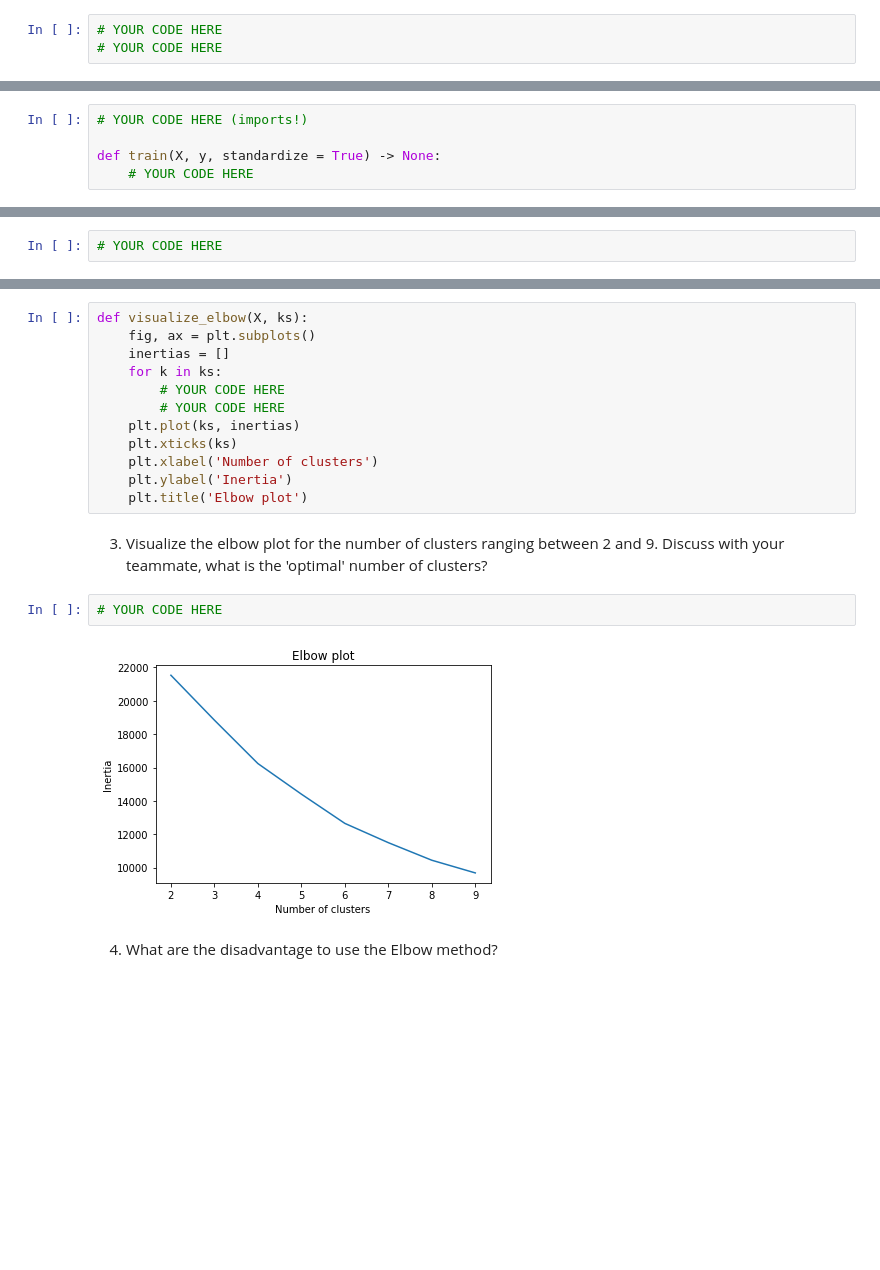
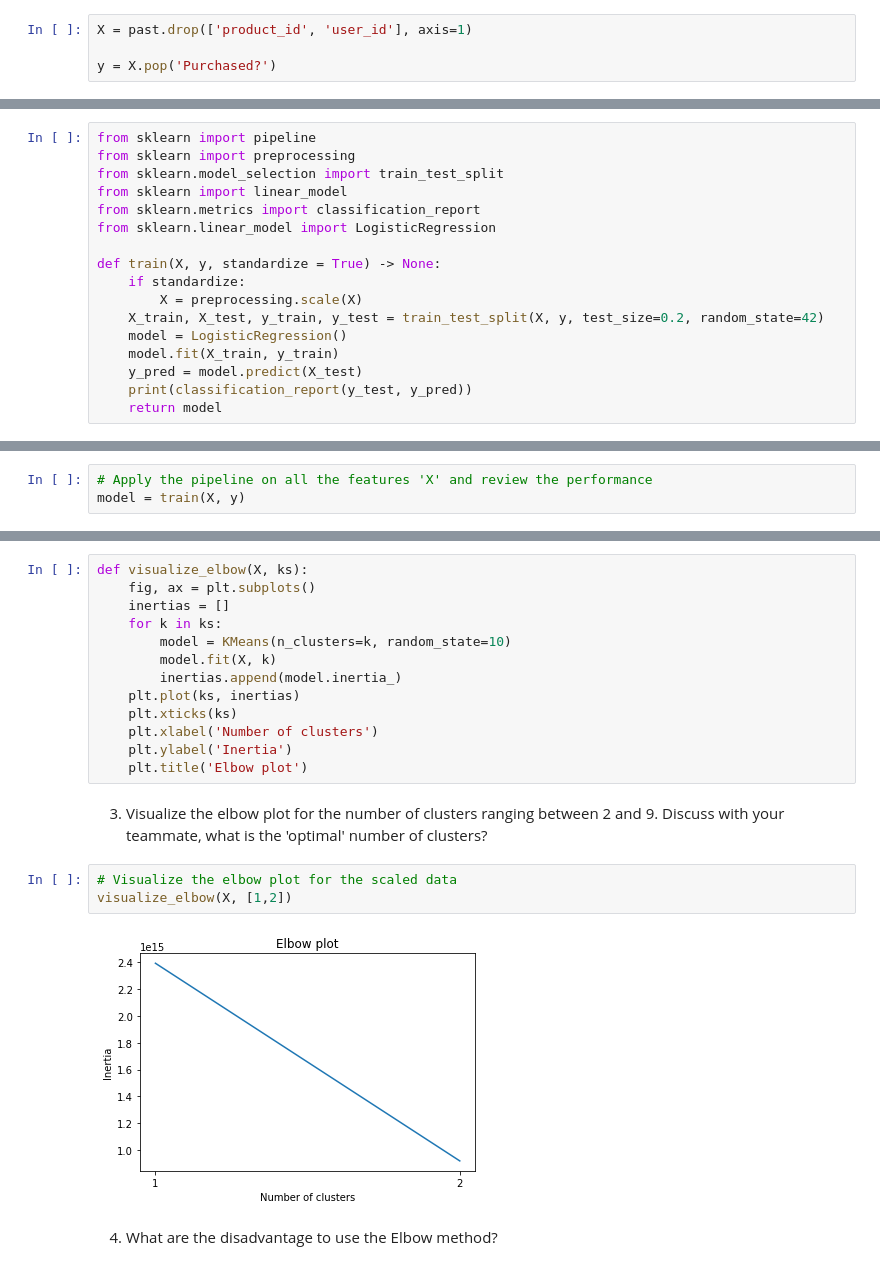
Before and after one commit to curtpond/MLE-10, a Jupyter notebook: assignments/week-08-unsupervised-ml/nb/new-product-launch.ipynb, the cells around one changed output, grey strips where cells are left out. Cells and saved outputs as stored; diff of their text form; blank space fills up the shorter version.

```diff
--- a/assignments/week-08-unsupervised-ml/nb/new-product-launch.ipynb
+++ b/assignments/week-08-unsupervised-ml/nb/new-product-launch.ipynb
@@ -64,8 +72,9 @@ Index(['product_id', 'user_id', 'NumOfEventsInJourney', 'NumSessions',
 # %% [markdown]
 3. Drop `product_id` and `user_id` and save the rest columns to a new `pd.DataFrame`:`X`; then pop the column `'Purchased?'` and save it to `y`.
 # %%
-# YOUR CODE HERE
-# YOUR CODE HERE
+X = past.drop(['product_id', 'user_id'], axis=1)
+
+y = X.pop('Purchased?')
 # %%
 assert X.shape == (5000, 34)
 assert y.shape == (5000,)
@@ -126,8 +139,20 @@ def visualize_3pcs(pcs, y):
     - fit the pipeline using training data
     - print the classification report (use `sklearn.metrics.classification_report`) on test data
 # %%
-# YOUR CODE HERE (imports!)
+from sklearn import pipeline
+from sklearn import preprocessing
+from sklearn.model_selection import train_test_split
+from sklearn import linear_model
+from sklearn.metrics import classification_report
+from sklearn.linear_model import LogisticRegression
 
 def train(X, y, standardize = True) -> None:
-    # YOUR CODE HERE
+    if standardize:
+        X = preprocessing.scale(X)
+    X_train, X_test, y_train, y_test = train_test_split(X, y, test_size=0.2, random_state=42)
+    model = LogisticRegression()
+    model.fit(X_train, y_train)
+    y_pred = model.predict(X_test)
+    print(classification_report(y_test, y_pred))
+    return model
 # %% [markdown]
@@ -135,5 +160,6 @@ Now apply the pipeline on the all the features `X` and review the performance
 # %%
-# YOUR CODE HERE
+# Apply the pipeline on all the features 'X' and review the performance
+model = train(X, y)
 # %% [output]
               precision    recall  f1-score   support
 
@@ -181,8 +209,9 @@ def visualize_elbow(X, ks):
     fig, ax = plt.subplots()
     inertias = []
     for k in ks:
-        # YOUR CODE HERE
-        # YOUR CODE HERE
+        model = KMeans(n_clusters=k, random_state=10)
+        model.fit(X, k)
+        inertias.append(model.inertia_)
     plt.plot(ks, inertias)
     plt.xticks(ks)
     plt.xlabel('Number of clusters')
@@ -191,9 +220,10 @@ def visualize_elbow(X, ks):
 # %% [markdown]
 3. Visualize the elbow plot for the number of clusters ranging between 2 and 9. Discuss with your teammate, what is the 'optimal' number of clusters?
 # %%
-# YOUR CODE HERE
+# Visualize the elbow plot for the scaled data
+visualize_elbow(X, [1,2])
 # %% [output]
-[figure, old version]
+[figure, new version]
 # %% [markdown]
 4. What are the disadvantage to use the Elbow method?
 # %% [markdown]
```
Also changed, not shown: parts of 12 cells of this notebook.
